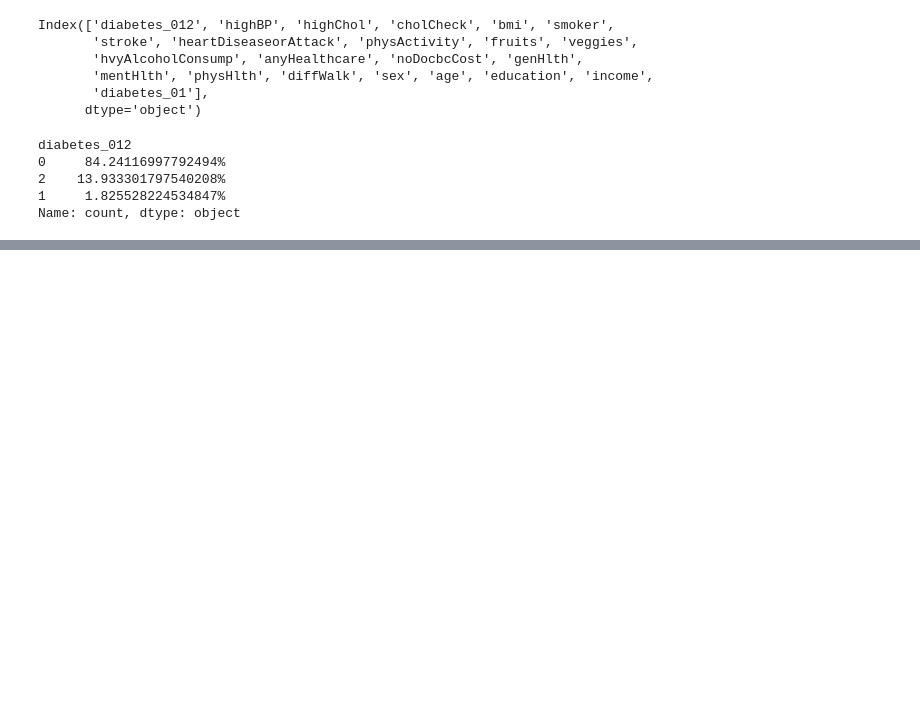
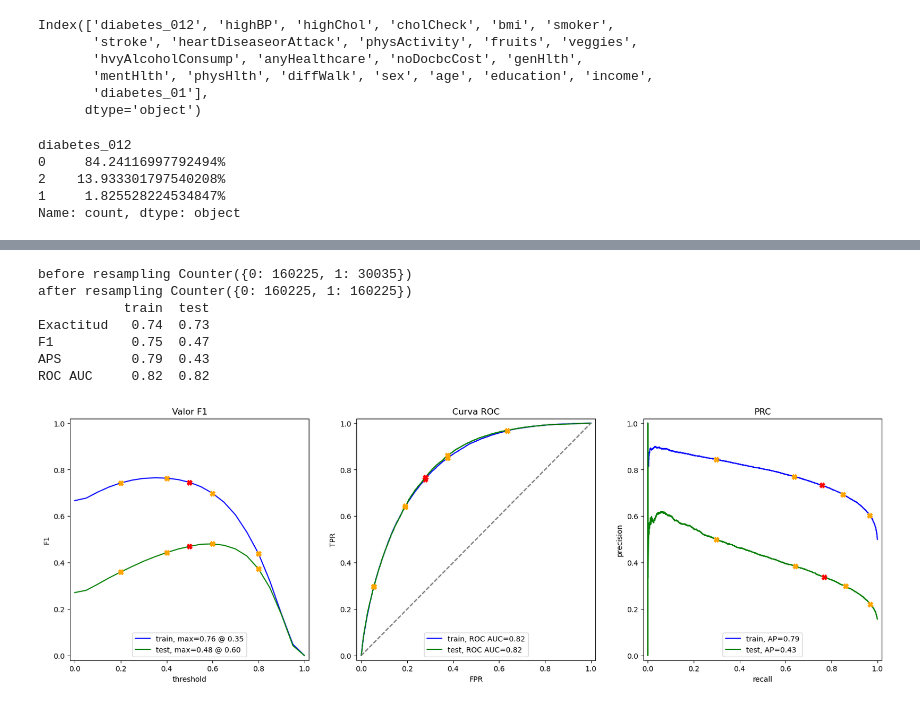
Before and after one commit to juanlt9905/machineLearning2025, a Jupyter notebook: balanceo.ipynb, the cells around one changed output, grey strips where cells are left out. Saved outputs shown, nothing was run; the diff lists cells and outputs as text; code cells hidden in the pictures; blank space fills up the shorter version.

```diff
--- a/balanceo.ipynb
+++ b/balanceo.ipynb
@@ -250,0 +296,21 @@ Name: count, dtype: float64
+# %%
+#RandomOverSampler, crea muestras sinteticas nuevas de la clase minoritaria.
+
+os =  RandomOverSampler()
+X_train_res, y_train_res = os.fit_resample(X_train, y_train)
+
+print ("before resampling {}".format(Counter(y_train)))
+print ("after resampling {}".format(Counter(y_train_res)))
+
+model = run_model(X_train_res, X_test, y_train_res, y_test)
+y_pred = model.predict(X_test)
+train_f1, test_f1 = evaluate_model(model, X_train_res, y_train_res, X_test, y_test)
+# %% [output]
+before resampling Counter({0: 160225, 1: 30035})
+after resampling Counter({0: 160225, 1: 160225})
+           train  test
+Exactitud   0.74  0.73
+F1          0.75  0.47
+APS         0.79  0.43
+ROC AUC     0.82  0.82
+[figure, added]
```
Also changed, not shown: parts of 18 cells of this notebook, 1 other file.
